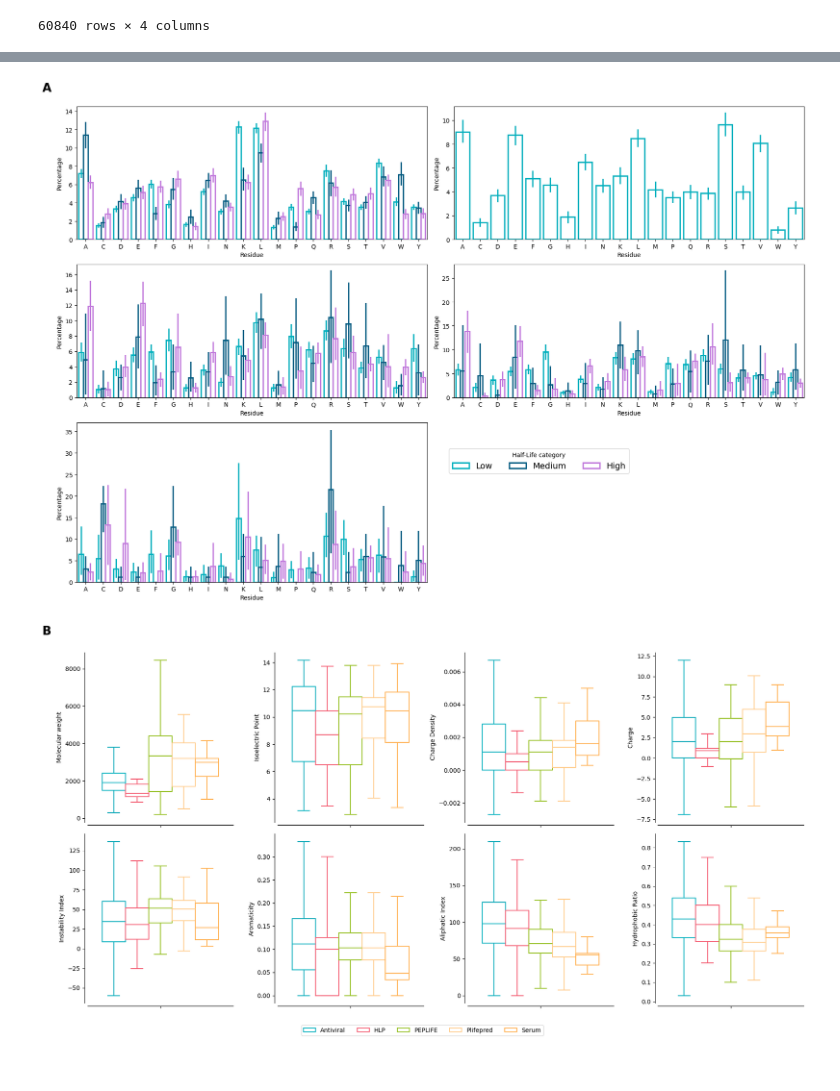
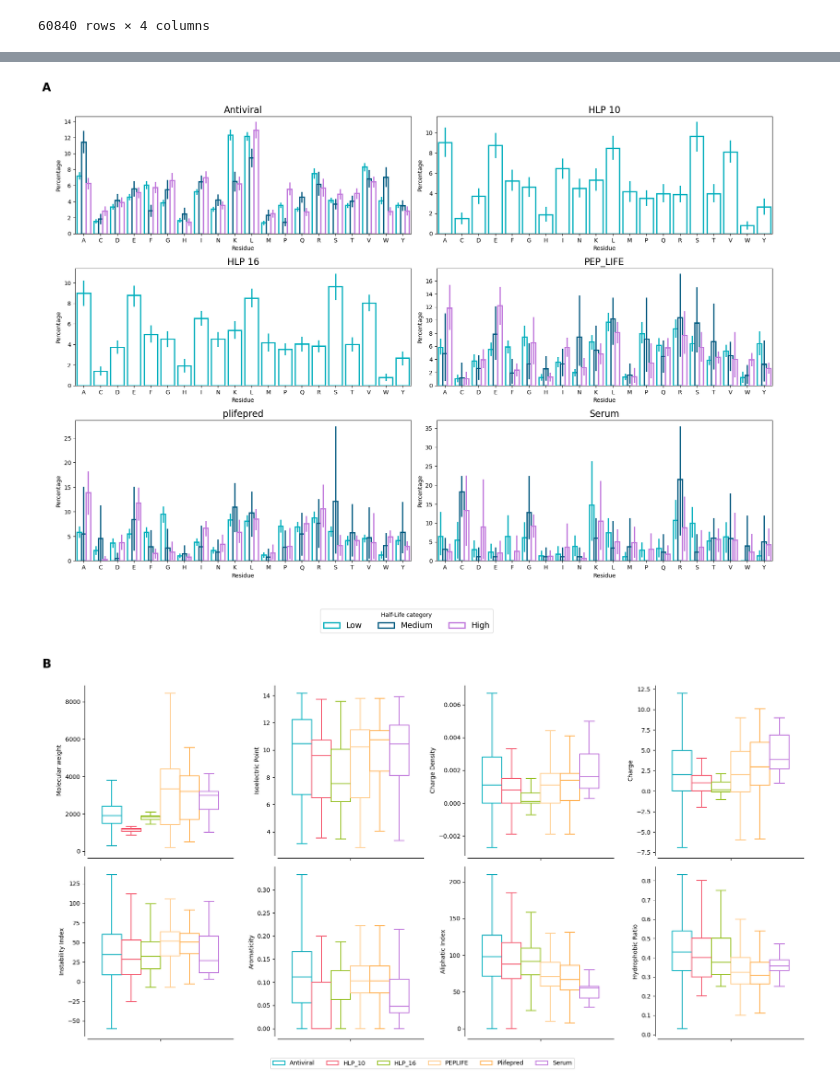
Before and after one commit to Jmartingar/Half-Life_Code, a Jupyter notebook: preparing_figure_description.ipynb, the cells around one changed output, grey strips where cells are left out. Saved outputs shown, nothing was run; the diff lists cells and outputs as text; code cells hidden in the pictures.

```diff
--- a/preparing_figure_description.ipynb
+++ b/preparing_figure_description.ipynb
@@ -84,9 +85,10 @@ array(['Antiviral', 'HLP', 'PEPLIFE', 'Plifepred', 'Serum'], dtype=object)
 # %%
 df_process_1 = df_process[(df_process["Name Dataset"] == "Antiviral")]
-df_process_2 = df_process[(df_process["Name Dataset"] == "HLP")]
-df_process_3 = df_process[(df_process["Name Dataset"] == "PEPLIFE")]
-df_process_4 = df_process[(df_process["Name Dataset"] == "Plifepred")]
-df_process_5 = df_process[(df_process["Name Dataset"] == "Serum")]
+df_process_2 = df_process[(df_process["Name Dataset"] == "HLP_10")]
+df_process_3 = df_process[(df_process["Name Dataset"] == "HLP_16")]
+df_process_4 = df_process[(df_process["Name Dataset"] == "PEPLIFE")]
+df_process_5 = df_process[(df_process["Name Dataset"] == "Plifepred")]
+df_process_6 = df_process[(df_process["Name Dataset"] == "Serum")]
 # %%
 hl_order = ["Low", "Medium", "High"]
 df_process_1["hl_category"] = pd.Categorical(df_process_1["hl_category"], categories=hl_order, ordered=True)
@@ -94,4 +96,5 @@ df_process_2["hl_category"] = pd.Categorical(df_process_2["hl_category"], catego
 df_process_3["hl_category"] = pd.Categorical(df_process_3["hl_category"], categories=hl_order, ordered=True)
 df_process_4["hl_category"] = pd.Categorical(df_process_4["hl_category"], categories=hl_order, ordered=True)
 df_process_5["hl_category"] = pd.Categorical(df_process_5["hl_category"], categories=hl_order, ordered=True)
+df_process_6["hl_category"] = pd.Categorical(df_process_6["hl_category"], categories=hl_order, ordered=True)
 # %%
@@ -100,34 +103,43 @@ list_tittle = ["Antiviral", "HLP", "PEP_LIFE", "plifepred", "Serum"]
 # %%
 fig = plt.figure(figsize=(18,14))
 gs = GridSpec(3, 4, figure=fig, height_ratios=[1, 1, 1.2])
 
 fig.text(0.01, 0.95, "A", ha='left', va='top', fontsize=20, fontweight='bold')
 
 ax_data1 = fig.add_subplot(gs[0, :2])
 sns.barplot(ax=ax_data1, data=df_process_1, x="Residue", y="Percentage", hue="hl_category", orient="v", palette=colors_antiviral, fill=False)
+ax_data1.set_title("Antiviral", fontsize=16)
 
 ax_data2 = fig.add_subplot(gs[0, 2:])
 sns.barplot(ax=ax_data2, data=df_process_2, x="Residue", y="Percentage", hue="hl_category", orient="v", palette=colors_antiviral, fill=False)
+ax_data2.set_title("HLP 10", fontsize=16)
 
 ax_data3 = fig.add_subplot(gs[1, :2])
 sns.barplot(ax=ax_data3, data=df_process_3, x="Residue", y="Percentage", hue="hl_category", orient="v", palette=colors_antiviral, fill=False)
+ax_data3.set_title("HLP 16", fontsize=16)
 
 ax_data4 = fig.add_subplot(gs[1, 2:])
 sns.barplot(ax=ax_data4, data=df_process_4, x="Residue", y="Percentage", hue="hl_category", orient="v", palette=colors_antiviral, fill=False)
+ax_data4.set_title("PEP_LIFE", fontsize=16)
 
 ax_data5 = fig.add_subplot(gs[2, :2])
 sns.barplot(ax=ax_data5, data=df_process_5, x="Residue", y="Percentage", hue="hl_category", orient="v", palette=colors_antiviral, fill=False)
+ax_data5.set_title("plifepred", fontsize=16)
 
-for ax in [ax_data1, ax_data2, ax_data3, ax_data4, ax_data5]:
+ax_data6 = fig.add_subplot(gs[2, 2:])
+sns.barplot(ax=ax_data6, data=df_process_6, x="Residue", y="Percentage", hue="hl_category", orient="v", palette=colors_antiviral, fill=False)
+ax_data6.set_title("Serum", fontsize=16)
+
+for ax in [ax_data1, ax_data2, ax_data3, ax_data4, ax_data5, ax_data6]:
     ax.legend_.remove()
 
 handles, labels = ax_data1.get_legend_handles_labels()
-fig.legend(handles, labels, loc="upper center", ncol=len(labels), fontsize=14, title="Half-Life category", bbox_to_anchor=(0.65, 0.35))
+fig.legend(handles, labels, loc="lower center", ncol=len(labels), fontsize=14, title="Half-Life category", bbox_to_anchor=(0.5, -0.01))
 plt.tight_layout(rect=[0.02, 0.08, 1, 0.92])
 plt.savefig("description_category.png", dpi=300, bbox_inches='tight')
 plt.show()
 # %% [output]
-[figure, old version]
+[figure, new version]
 # %%
 fig = plt.figure(figsize=(18,16))
 
@@ -136,6 +148,7 @@ fig.text(0.01, 0.95, "B", ha='left', va='top', fontsize=20, fontweight='bold')
 for i, col in enumerate(columns_with_properties):
     row, col_position = divmod(i, 4)
     ax = fig.add_subplot(gs[row, col_position])
+
     sns.boxplot(ax=ax, data=df_data, y=col, hue="Name Dataset", palette=colors2, showfliers=False, fill=False)
     ax.get_legend().remove()  # Eliminamos leyendas individuales
 
@@ -149,4 +162,4 @@ plt.tight_layout(rect=[0.02, 0.08, 1, 0.92])
 plt.savefig("description_effects.png", dpi=300, bbox_inches='tight')
 plt.show()
 # %% [output]
-[figure, old version]
+[figure, new version]
```
Also changed, not shown: parts of 3 cells of this notebook, 19 other files.
